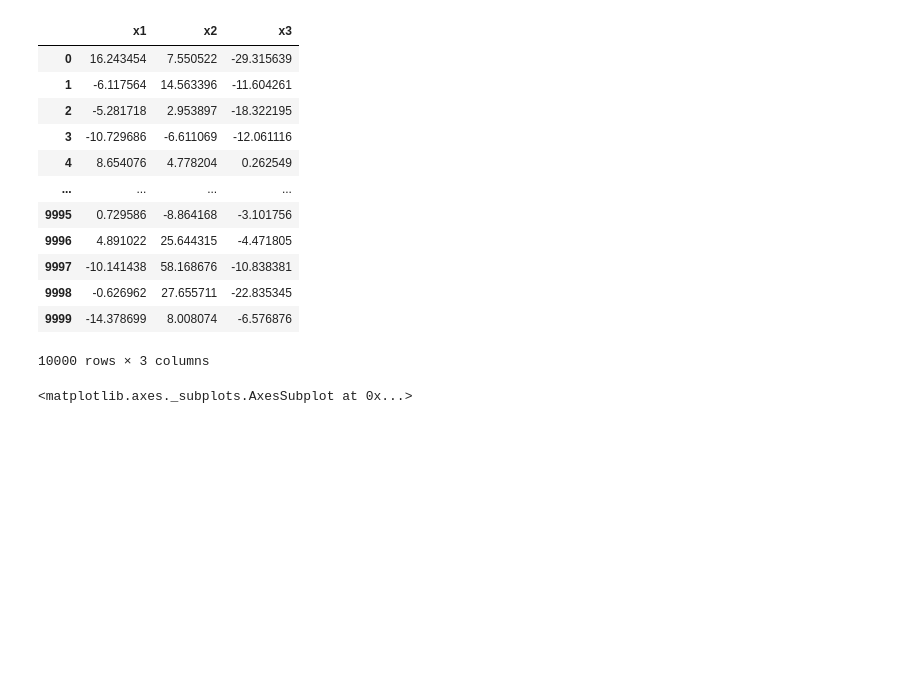
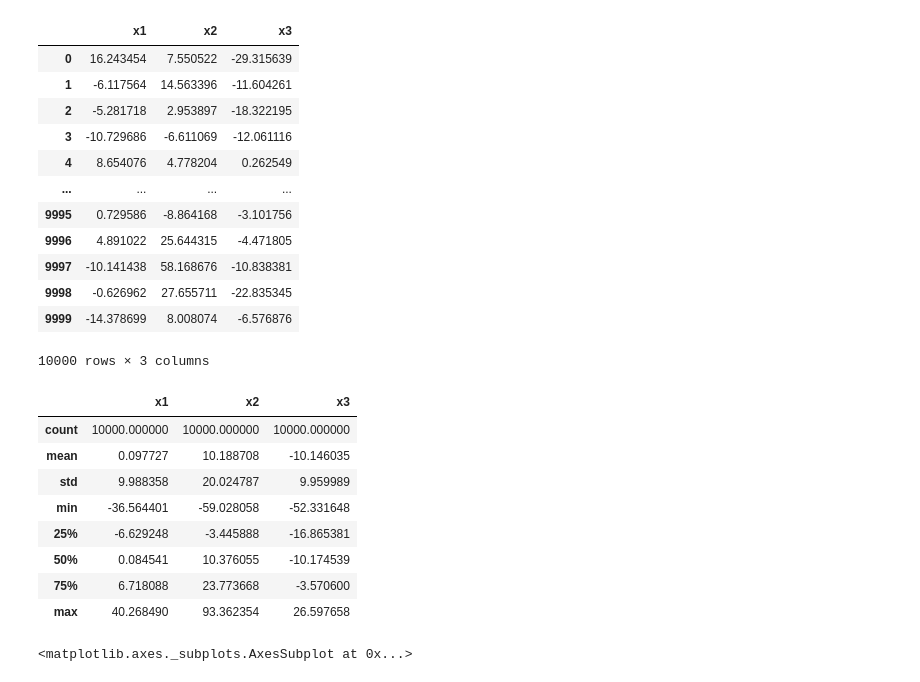
Before and after one commit to Jekso/Singularity-Data-Science, a Jupyter notebook: 09-Data preprocessing/code/2. Feature Transformation/7-Feature Scaling.ipynb, the cells around one changed output. Cells and saved outputs as stored; diff of their text form; code cells hidden in the pictures; blank space fills up the shorter version.

```diff
--- a/09-Data preprocessing/code/2. Feature Transformation/7-Feature Scaling.ipynb
+++ b/09-Data preprocessing/code/2. Feature Transformation/7-Feature Scaling.ipynb
@@ -213,6 +257,18 @@ df2
 | 9998 | -0.626962 | 27.655711 | -22.835345 |
 | 9999 | -14.378699 | 8.008074 | -6.576876 |
 10000 rows × 3 columns
+# %%
+df2.describe()
+# %% [output]
+|  | x1 | x2 | x3 |
+| count | 10000.000000 | 10000.000000 | 10000.000000 |
+| mean | 0.097727 | 10.188708 | -10.146035 |
+| std | 9.988358 | 20.024787 | 9.959989 |
+| min | -36.564401 | -59.028058 | -52.331648 |
+| 25% | -6.629248 | -3.445888 | -16.865381 |
+| 50% | 0.084541 | 10.376055 | -10.174539 |
+| 75% | 6.718088 | 23.773668 | -3.570600 |
+| max | 40.268490 | 93.362354 | 26.597658 |
 # %%
 # Use StandardScaler to apply Standardisation
 
```
Also changed, not shown: parts of 15 cells of this notebook, 38 other files.
